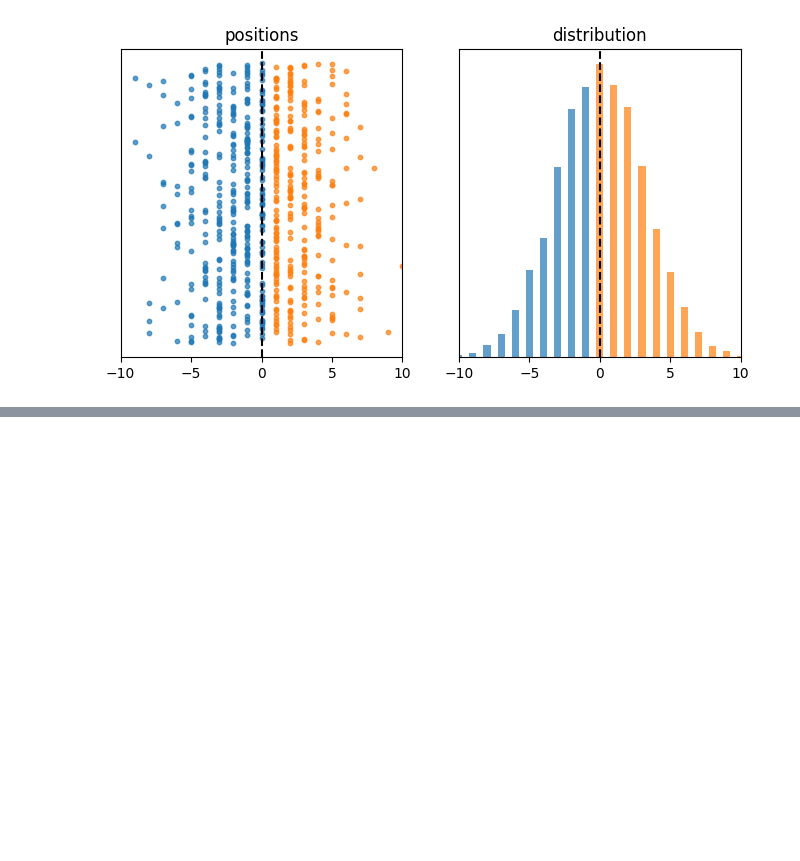
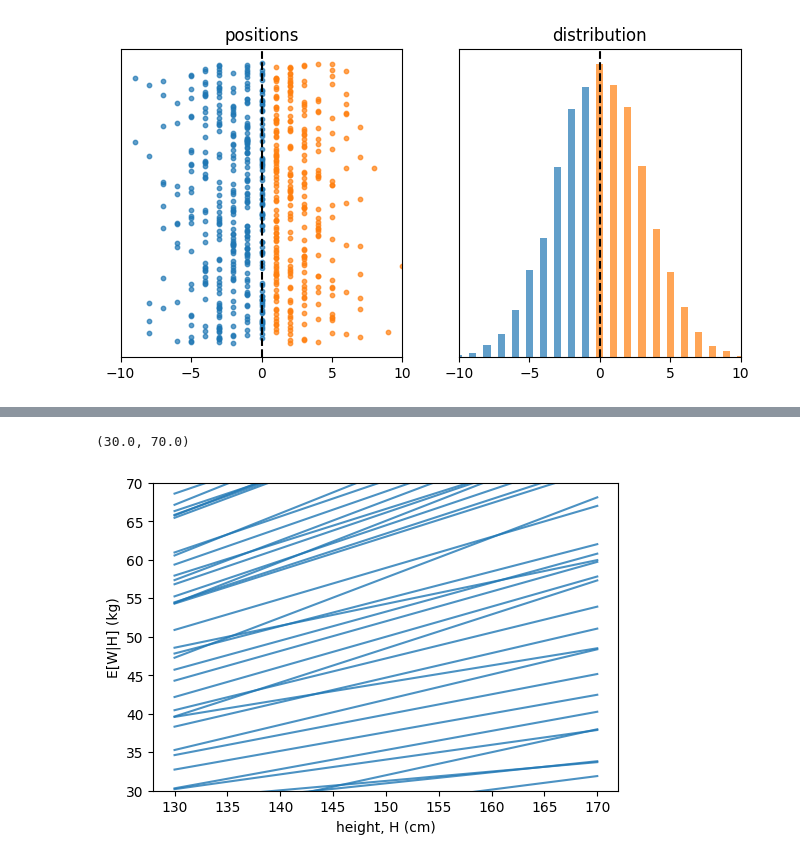
Before and after one commit to vaibrainium/Bayesian-Inference, a Jupyter notebook: notebooks/4-statistical-rethinking/3-geocentric-models.ipynb, the cells around one changed output, grey strips where cells are left out. Cells and saved outputs as stored; diff of their text form; code cells hidden in the pictures; blank space fills up the shorter version.

```diff
--- a/notebooks/4-statistical-rethinking/3-geocentric-models.ipynb
+++ b/notebooks/4-statistical-rethinking/3-geocentric-models.ipynb
@@ -65,0 +244,19 @@ plt.ylabel("pdf(x)");
+# %%
+n_simulations = 100
+
+alphas = np.random.normal(0, 10, n_simulations)
+betas = np.random.uniform(0, 1, n_simulations)
+
+heights_ = np.linspace(130, 170, 3)
+
+fig, axs = plt.subplots(figsize=(6, 4))
+for a, b in zip(alphas, betas):
+    weights_ = a + b * heights_
+    plt.plot(heights_, weights_, color='C0', alpha=.8)
+
+plt.xlabel("height, H (cm)")
+plt.ylabel("E[W|H] (kg)")
+plt.ylim([30, 70])
+# %% [output]
+(30.0, 70.0)
+[figure, added]
```
Also changed, not shown: parts of 28 cells of this notebook.
